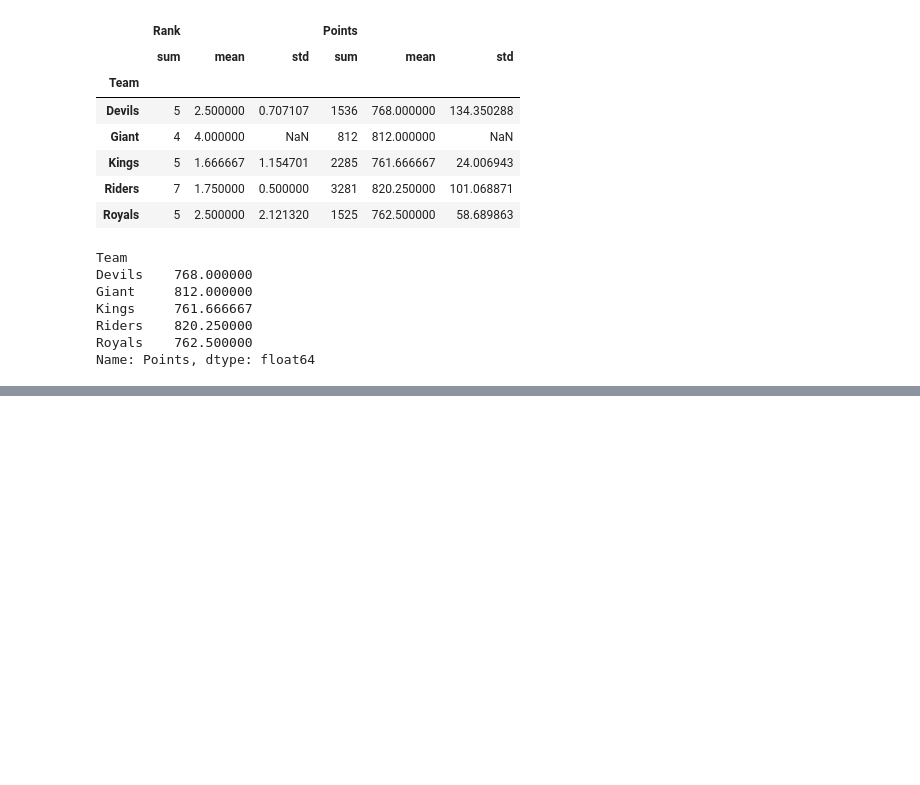
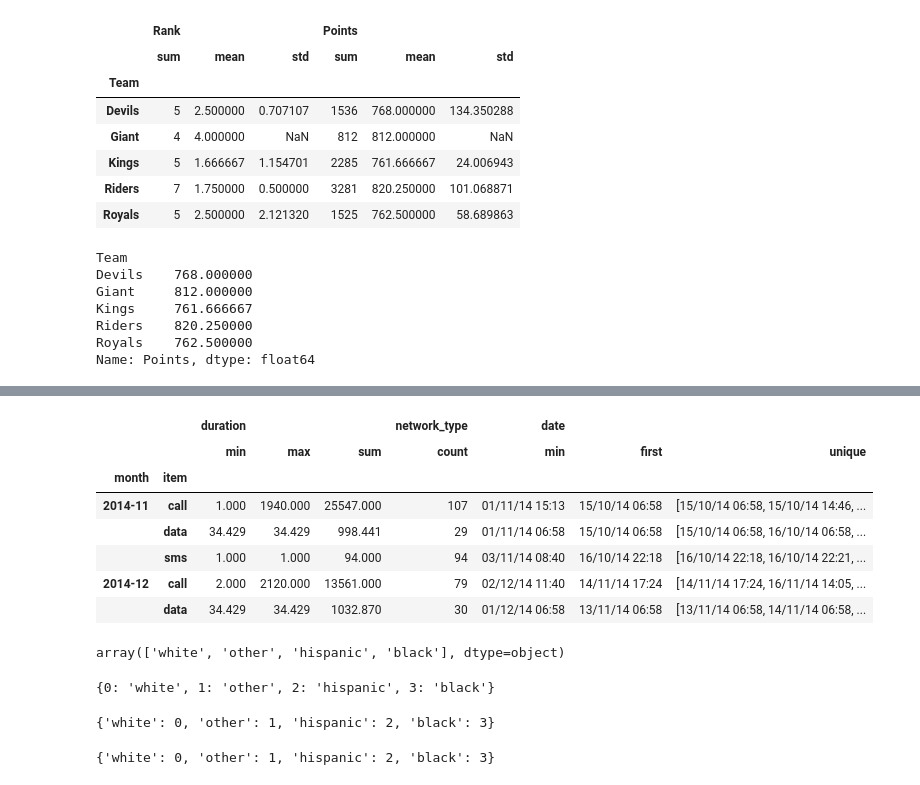
Before and after one commit to jaepilyang/numpy, a Jupyter notebook: 20201020_02_pandas_1.ipynb, the cells around one changed output, grey strips where cells are left out. Drawn from its saved outputs; the diff is of its cells as text; code cells hidden in the pictures; blank space fills up the shorter version.

```diff
--- a/20201020_02_pandas_1.ipynb
+++ b/20201020_02_pandas_1.ipynb
@@ -794,0 +1057,12 @@ Name: Points, dtype: float64
+# %%
+grouped.agg({'duration':[min, max, sum], 'network_type': 'count', \
+             'date': [min, 'first', 'unique']}).head()
+# %% [output]
+|  |  | duration |  |  | network_type | date |  |  |
+|  |  | min | max | sum | count | min | first | unique |
+| month | item |  |  |  |  |  |  |  |
+| 2014-11 | call | 1.000 | 1940.000 | 25547.000 | 107 | 01/11/14 15:13 | 15/10/14 06:58 | [15/10/14 06:58, 15/10/14 14:46, ... |
+|  | data | 34.429 | 34.429 | 998.441 | 29 | 01/11/14 06:58 | 15/10/14 06:58 | [15/10/14 06:58, 16/10/14 06:58, ... |
+|  | sms | 1.000 | 1.000 | 94.000 | 94 | 03/11/14 08:40 | 16/10/14 22:18 | [16/10/14 22:18, 16/10/14 22:21, ... |
+| 2014-12 | call | 2.000 | 2120.000 | 13561.000 | 79 | 02/12/14 11:40 | 14/11/14 17:24 | [14/11/14 17:24, 16/11/14 14:05, ... |
+|  | data | 34.429 | 34.429 | 1032.870 | 30 | 01/12/14 06:58 | 13/11/14 06:58 | [13/11/14 06:58, 14/11/14 06:58, ... |
@@ -794,0 +1071,20 @@ Name: Points, dtype: float64
+# %%
+wages.race.unique()
+# %% [output]
+array(['white', 'other', 'hispanic', 'black'], dtype=object)
+# %%
+race_dict = dict(enumerate(wages.race.unique()))
+race_dict
+# %% [output]
+{0: 'white', 1: 'other', 2: 'hispanic', 3: 'black'}
+# %%
+new_dict = {}
+for i in race_dict.items():
+    new_dict[i[1]] = i[0]
+new_dict
+# %% [output]
+{'white': 0, 'other': 1, 'hispanic': 2, 'black': 3}
+# %%
+new_dict
+# %% [output]
+{'white': 0, 'other': 1, 'hispanic': 2, 'black': 3}
```
Also changed, not shown: parts of 42 cells of this notebook, 2 other files.
